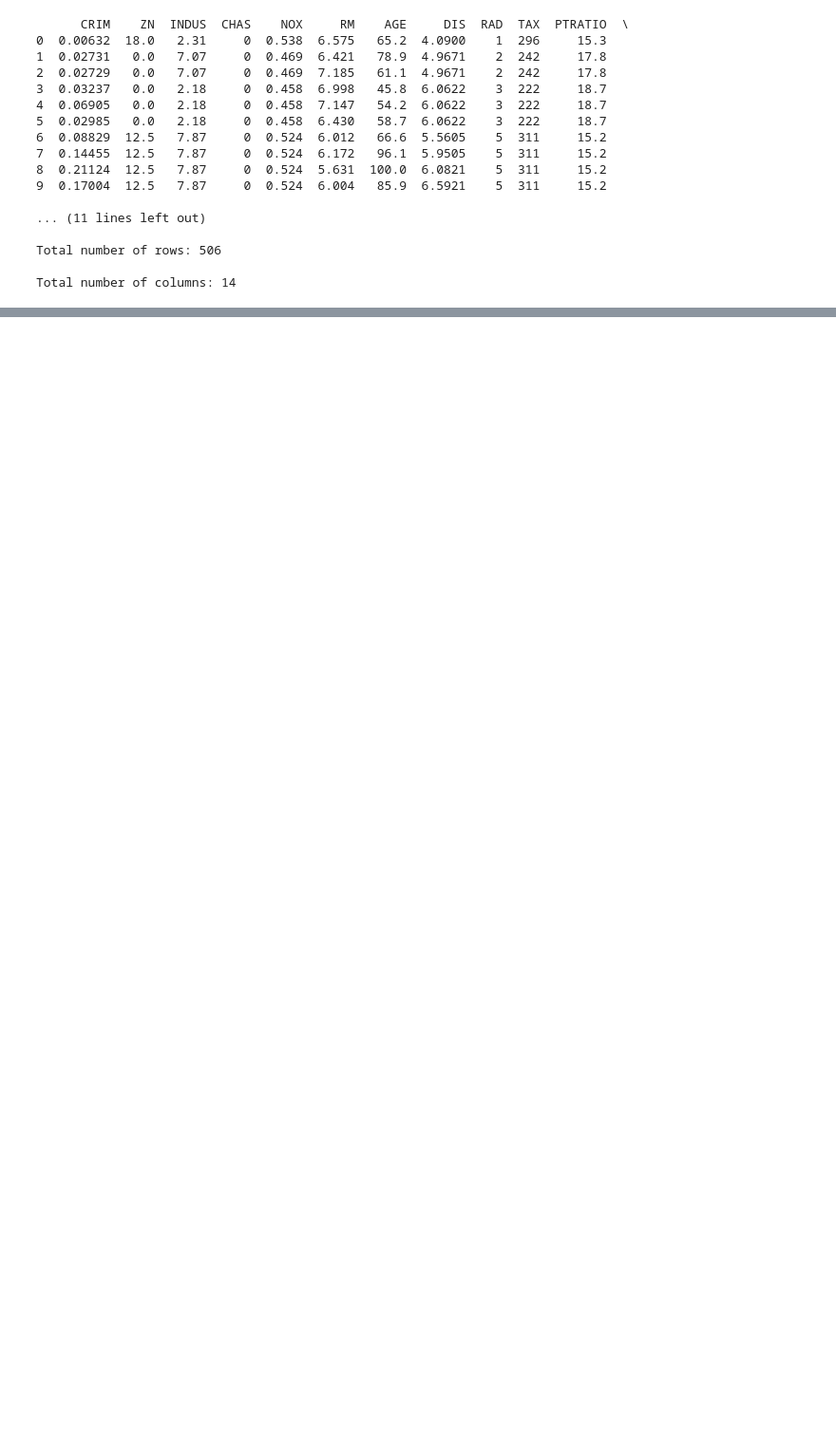
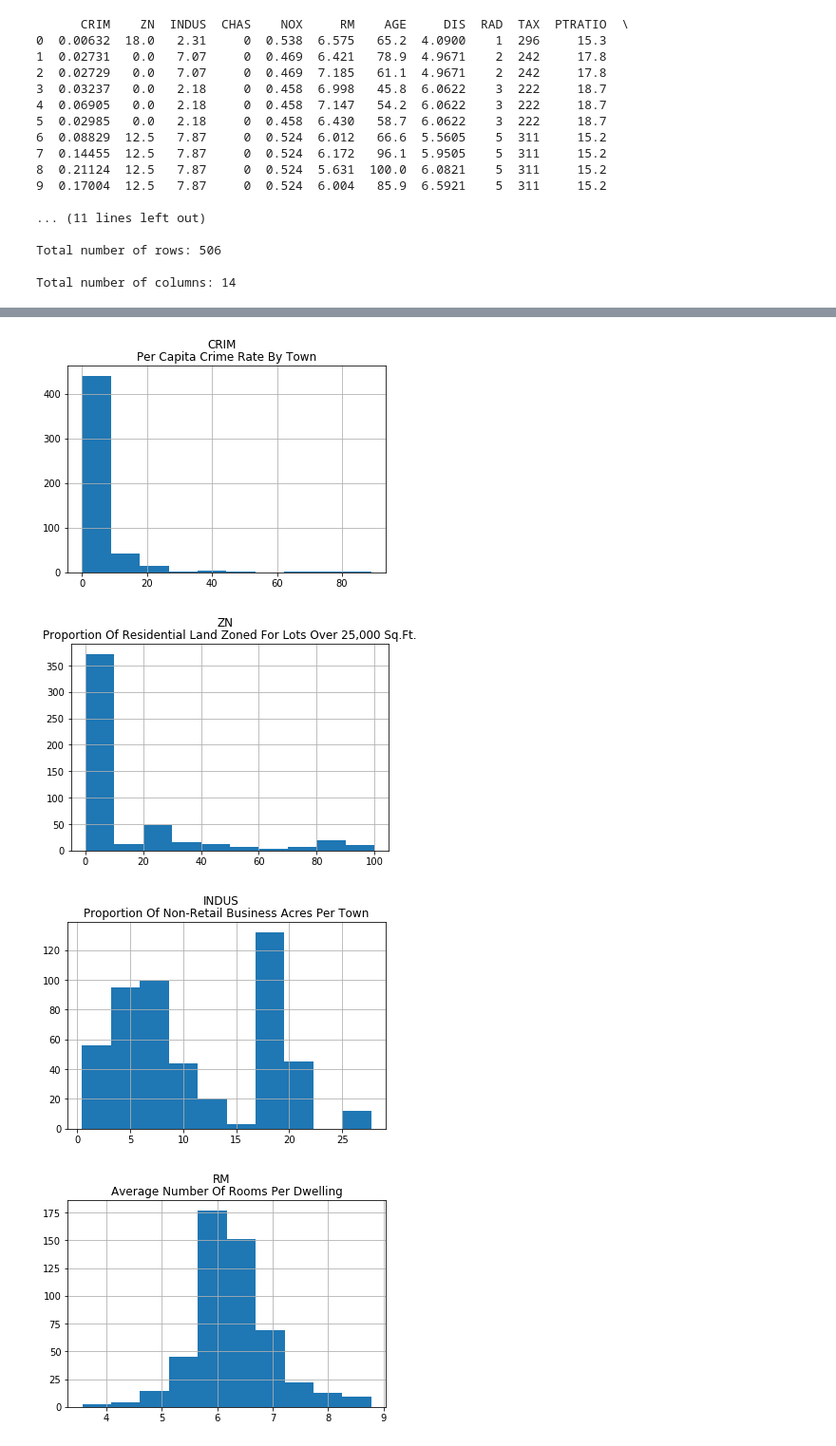
Before and after one commit to LincolnBrownBellevue/DSC540, a Jupyter notebook: Wks3-4/DSC540_Wk3&4_Brown,Lincoln.ipynb, the cells around one changed output, grey strips where cells are left out. Shown at 95% size. Drawn from its saved outputs; the diff is of its cells as text; code cells hidden in the pictures; blank space fills up the shorter version.

```diff
--- a/Wks3-4/DSC540_Wk3&4_Brown,Lincoln.ipynb
+++ b/Wks3-4/DSC540_Wk3&4_Brown,Lincoln.ipynb
@@ -72,3 +122,7 @@ print(f"Total number of columns: {df.shape[1]}\n")
 Total number of rows: 506
 
 Total number of columns: 14
+# %%
+# Create a smaller dataframe that contains 4 less columns
+smaller_df = df.loc[:, ~df.columns.isin(['CHAS','NOX','B','LSTAT'])]
+print(f"Total number of revised columns: {smaller_df.shape[1]}")
@@ -74,0 +144,12 @@ Total number of columns: 14
+# %%
+# Plot the histograms of all the columns in the new DataFrame
+for col in smaller_df.columns:
+    smaller_df[col].hist()
+    plt.suptitle(f"{col}")
+    plt.title(f"{data_dict[col].title()}")
+    plt.show()
+# %% [output]
+[figure, added]
+[figure, added]
+[figure, added]
+[figure, added]
```
Also changed, not shown: parts of 36 cells of this notebook, 2 other files.
